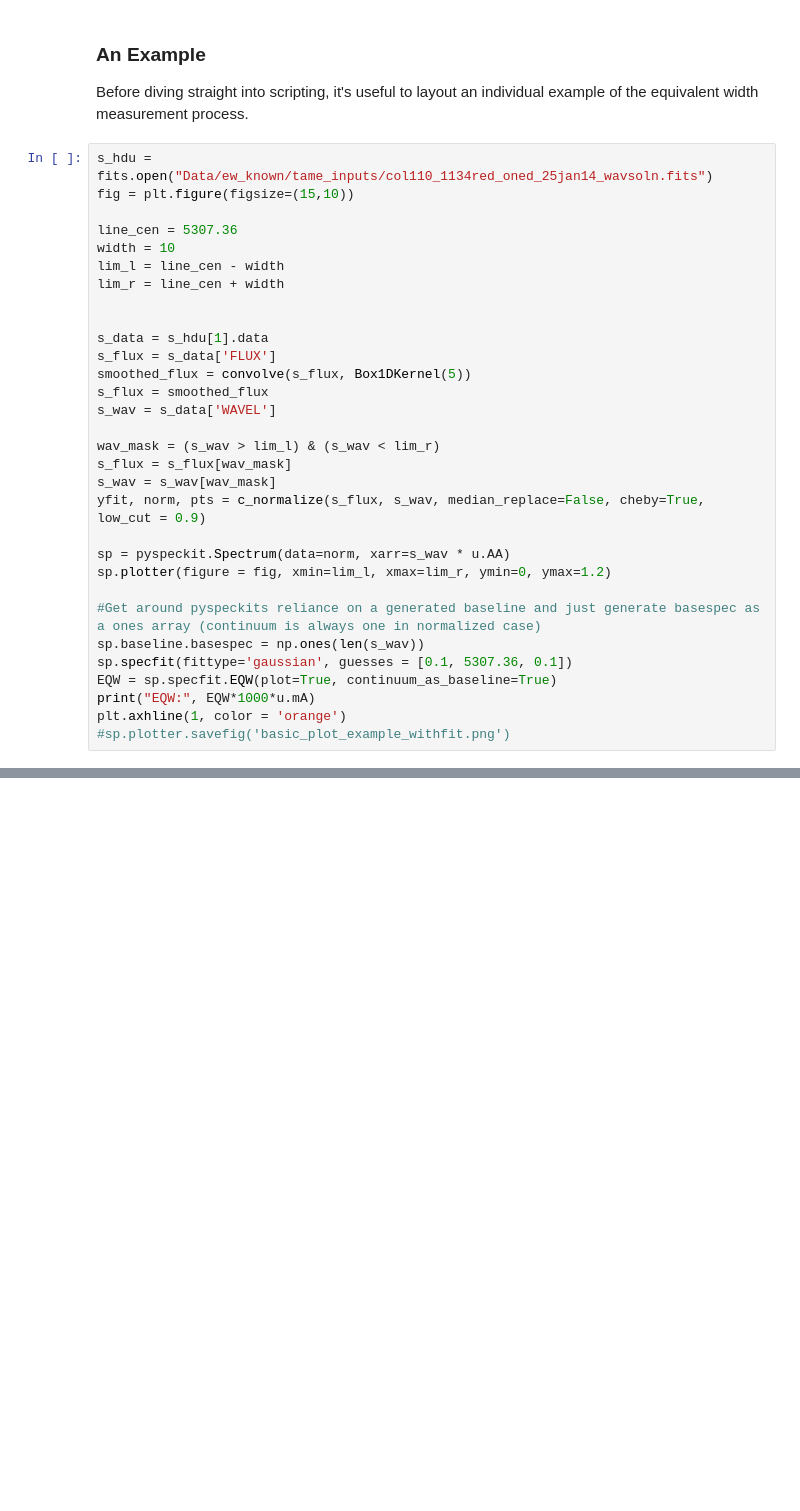
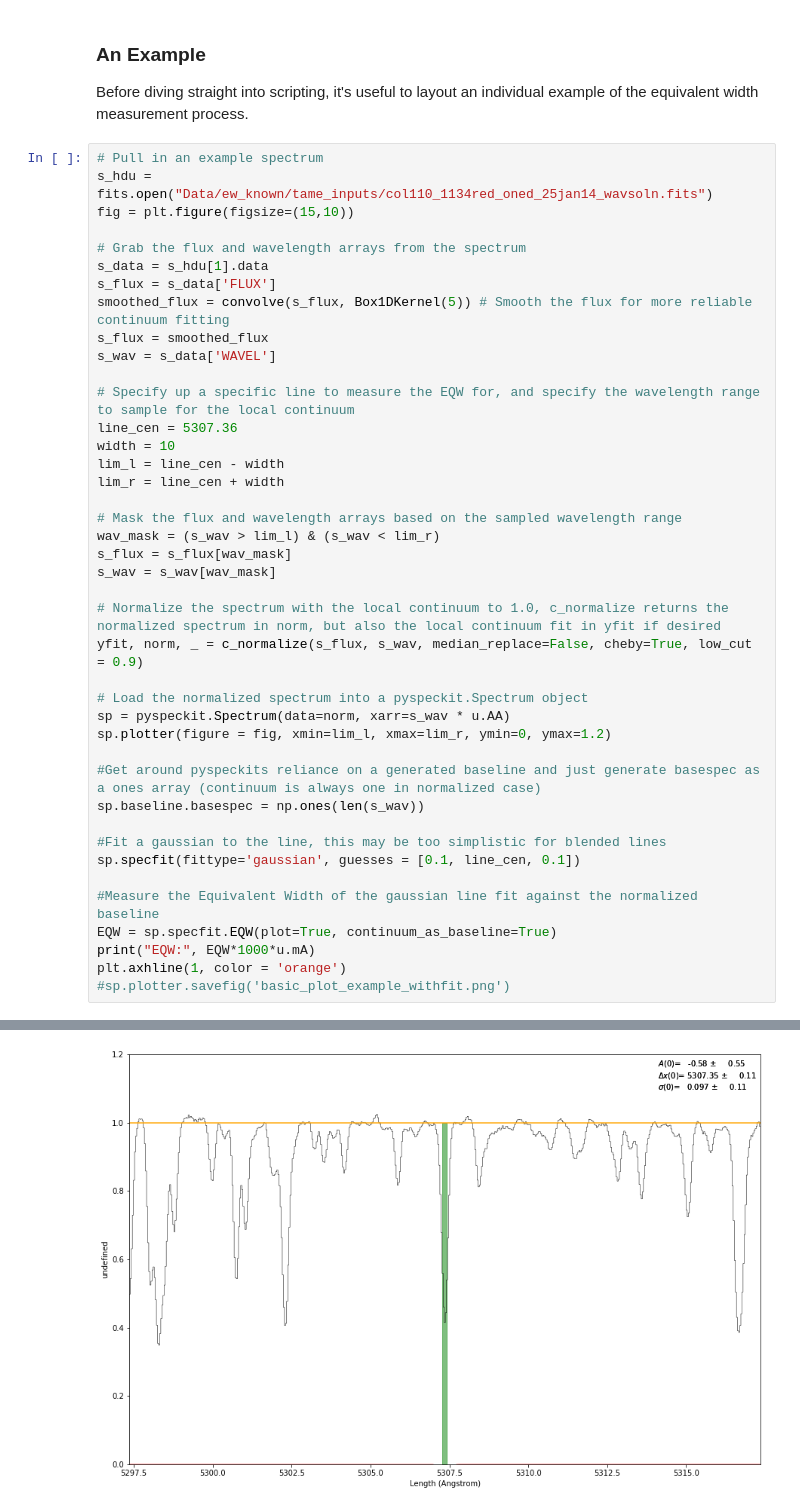
Before and after one commit to jkcarlberg/redgiant_planethosts, a Jupyter notebook: auto_eqw.ipynb, the cells around one changed output, grey strips where cells are left out. Drawn from its saved outputs; the diff is of its cells as text; blank space fills up the shorter version.

Commit message:
Added initial example

```diff
--- a/auto_eqw.ipynb
+++ b/auto_eqw.ipynb
@@ -14,33 +14,44 @@ Utilizing pyspeckit (https://pyspeckit.readthedocs.io/en/latest/) and a python p
 ### An Example
 Before diving straight into scripting, it's useful to layout an individual example of the equivalent width measurement process.
 # %%
+# Pull in an example spectrum
 s_hdu = fits.open("Data/ew_known/tame_inputs/col110_1134red_oned_25jan14_wavsoln.fits")
 fig = plt.figure(figsize=(15,10))
 
+# Grab the flux and wavelength arrays from the spectrum
+s_data = s_hdu[1].data
+s_flux = s_data['FLUX']
+smoothed_flux = convolve(s_flux, Box1DKernel(5)) # Smooth the flux for more reliable continuum fitting
+s_flux = smoothed_flux
+s_wav = s_data['WAVEL']
+
+# Specify up a specific line to measure the EQW for, and specify the wavelength range to sample for the local continuum
 line_cen = 5307.36
 width = 10
 lim_l = line_cen - width
 lim_r = line_cen + width
 
-
-s_data = s_hdu[1].data
-s_flux = s_data['FLUX']
-smoothed_flux = convolve(s_flux, Box1DKernel(5))
-s_flux = smoothed_flux
-s_wav = s_data['WAVEL']
-
+# Mask the flux and wavelength arrays based on the sampled wavelength range
 wav_mask = (s_wav > lim_l) & (s_wav < lim_r)
 s_flux = s_flux[wav_mask]
 s_wav = s_wav[wav_mask]
-yfit, norm, pts = c_normalize(s_flux, s_wav, median_replace=False, cheby=True, low_cut = 0.9)
 
+# Normalize the spectrum with the local continuum to 1.0, c_normalize returns the normalized spectrum in norm, but also the local continuum fit in yfit if desired
+yfit, norm, _ = c_normalize(s_flux, s_wav, median_replace=False, cheby=True, low_cut = 0.9)
+
+# Load the normalized spectrum into a pyspeckit.Spectrum object
 sp = pyspeckit.Spectrum(data=norm, xarr=s_wav * u.AA)
 sp.plotter(figure = fig, xmin=lim_l, xmax=lim_r, ymin=0, ymax=1.2)
 
 #Get around pyspeckits reliance on a generated baseline and just generate basespec as a ones array (continuum is always one in normalized case)
 sp.baseline.basespec = np.ones(len(s_wav))
-sp.specfit(fittype='gaussian', guesses = [0.1, 5307.36, 0.1])
+
+#Fit a gaussian to the line, this may be too simplistic for blended lines
+sp.specfit(fittype='gaussian', guesses = [0.1, line_cen, 0.1])
+
+#Measure the Equivalent Width of the gaussian line fit against the normalized baseline
 EQW = sp.specfit.EQW(plot=True, continuum_as_baseline=True)
 print("EQW:", EQW*1000*u.mA)
 plt.axhline(1, color = 'orange')
 #sp.plotter.savefig('basic_plot_example_withfit.png')
+# %% [output]
@@ -46,0 +62 @@ plt.axhline(1, color = 'orange')
+[figure, added]
```
Also changed, not shown: parts of 1 cell of this notebook.
